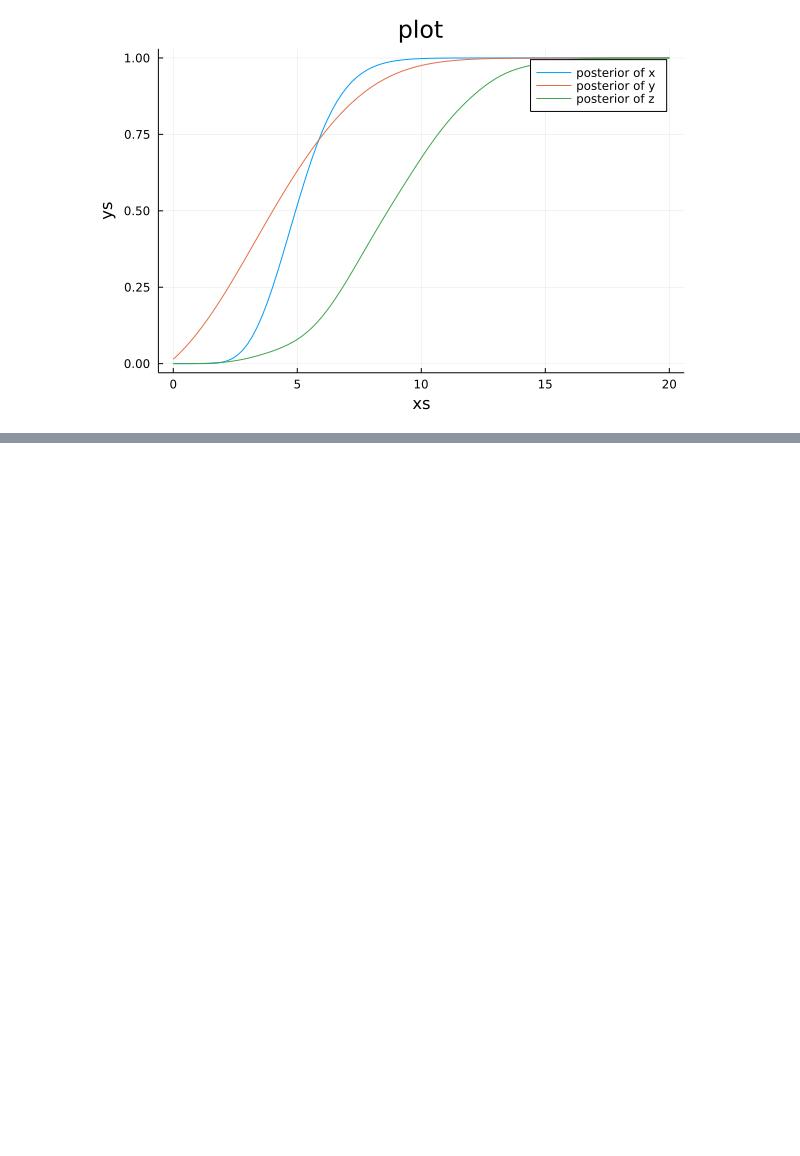
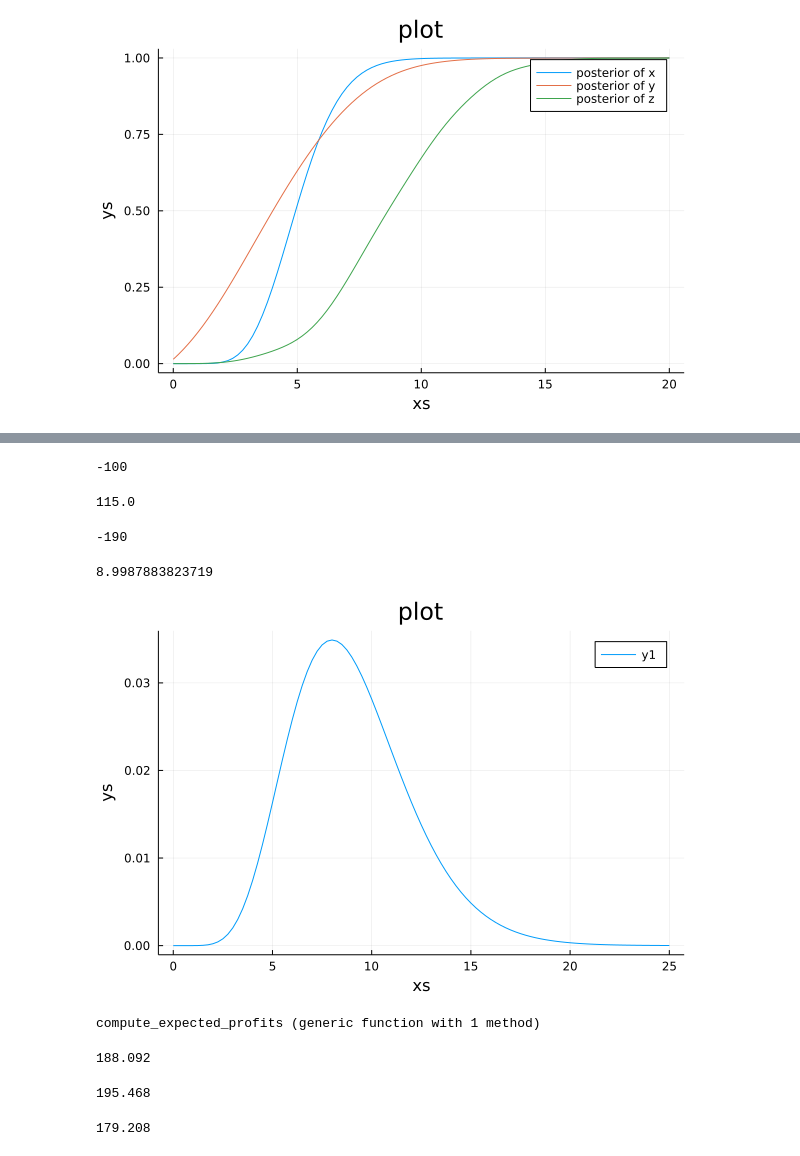
Before and after one commit to bwanab/ThinkBayes.jl, a Jupyter notebook: notebooks/think_bayes_in_julia_chapter_9.ipynb, the cells around one changed output, grey strips where cells are left out. Drawn from its saved outputs; the diff is of its cells as text; code cells hidden in the pictures; blank space fills up the shorter version.

```diff
--- a/notebooks/think_bayes_in_julia_chapter_9.ipynb
+++ b/notebooks/think_bayes_in_julia_chapter_9.ipynb
@@ -399,0 +534,22 @@ plot!(make_cdf(posterior_z), label="posterior of z")
+# %%
+compute_profit(30, always_10)
+# %% [output]
+-100
+# %%
+compute_profit(130, always_10)
+# %% [output]
+115.0
+# %%
+compute_profit(70, [5, 4, 4, 3, 3, 1, 4, 1])
+# %% [output]
+-190
+# %%
+order_rate = make_gamma_pmf(9.0, 25);
+# %%
+mean(order_rate)
+# %% [output]
+8.9987883823719
+# %%
+plot(order_rate)
+# %% [output]
+[figure, added]
@@ -399,0 +565,19 @@ plot!(make_cdf(posterior_z), label="posterior of z")
+# %%
+function compute_expected_profits(printed, order_array)
+    profits = [compute_profit(printed, orders) for orders in order_array]
+    mean(profits)
+end
+# %% [output]
+compute_expected_profits (generic function with 1 method)
+# %%
+compute_expected_profits(70, order_array)
+# %% [output]
+188.092
+# %%
+compute_expected_profits(80, order_array)
+# %% [output]
+195.468
+# %%
+compute_expected_profits(90, order_array)
+# %% [output]
+179.208
```
Also changed, not shown: parts of 32 cells of this notebook, 1 other file.
